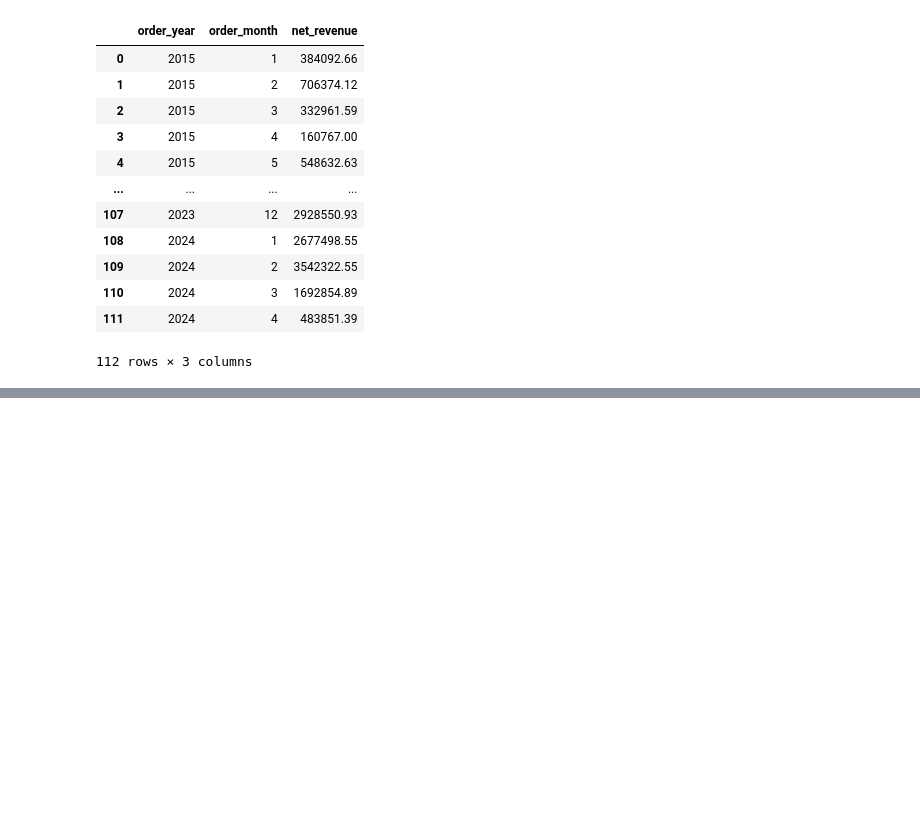
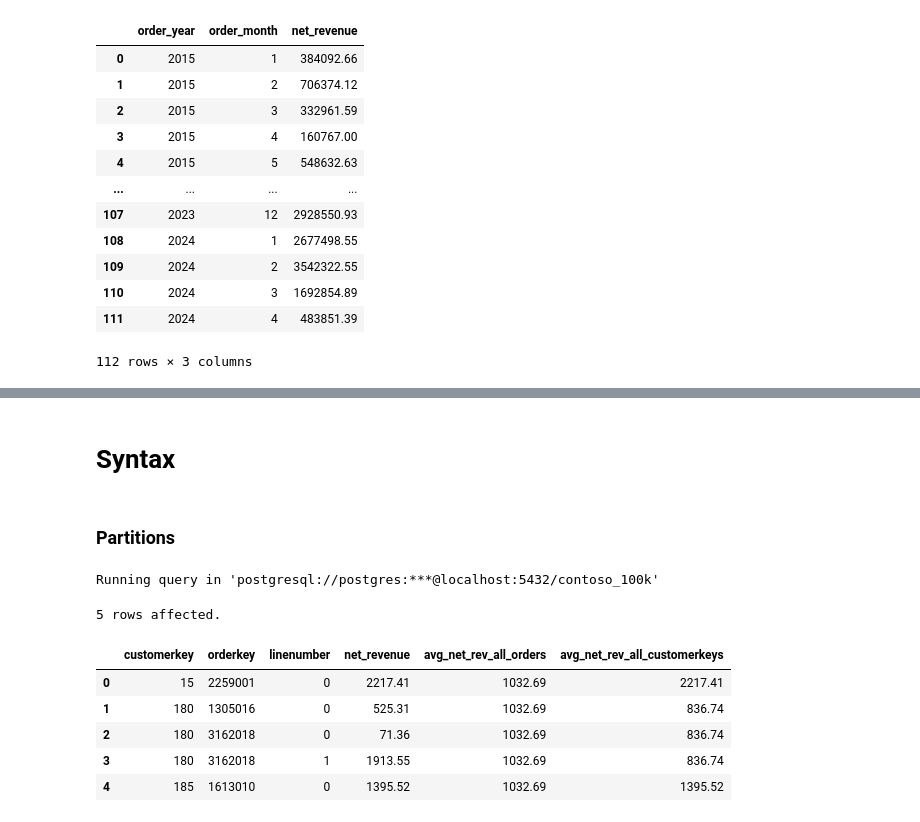
Before and after one commit to OwlNet-C/DataAnalytics, a Jupyter notebook: Resources/Blank_SQL_Notebook.ipynb, the cells around one changed output, grey strips where cells are left out. Cells and saved outputs as stored; diff of their text form; code cells hidden in the pictures; blank space fills up the shorter version.

```diff
--- a/Resources/Blank_SQL_Notebook.ipynb
+++ b/Resources/Blank_SQL_Notebook.ipynb
@@ -678,0 +826,31 @@ Running query in 'postgresql://postgres:***@localhost:5432/contoso_100k'
+# %% [markdown]
+# Syntax
+# %% [markdown]
+### Partitions
+# %%
+%%sql
+
+select
+  customerkey,
+  orderkey,
+  linenumber,
+  (quantity * netprice * exchangerate) as net_revenue,
+  avg(quantity * netprice * exchangerate) over() as avg_net_rev_all_orders,
+    avg(quantity * netprice * exchangerate) over( partition by customerkey) as avg_net_rev_all_customerkeys
+from sales
+order by customerkey
+limit 5
+
+/* The over in the first line is across the entire dataset hence its a flat value across the entire column of data, but the 2nd example
+is now being specified to customerkey, so it now has more variation of values BASED on customerkey.
+
+the Over() is needed even if empty as it serves as a kinda groupby */
+# %% [output]
+Running query in 'postgresql://postgres:***@localhost:5432/contoso_100k'
+5 rows affected.
+|  | customerkey | orderkey | linenumber | net_revenue | avg_net_rev_all_orders | avg_net_rev_all_customerkeys |
+| 0 | 15 | 2259001 | 0 | 2217.41 | 1032.69 | 2217.41 |
+| 1 | 180 | 1305016 | 0 | 525.31 | 1032.69 | 836.74 |
+| 2 | 180 | 3162018 | 0 | 71.36 | 1032.69 | 836.74 |
+| 3 | 180 | 3162018 | 1 | 1913.55 | 1032.69 | 836.74 |
+| 4 | 185 | 1613010 | 0 | 1395.52 | 1032.69 | 1395.52 |
```
Also changed, not shown: parts of 12 cells of this notebook.
